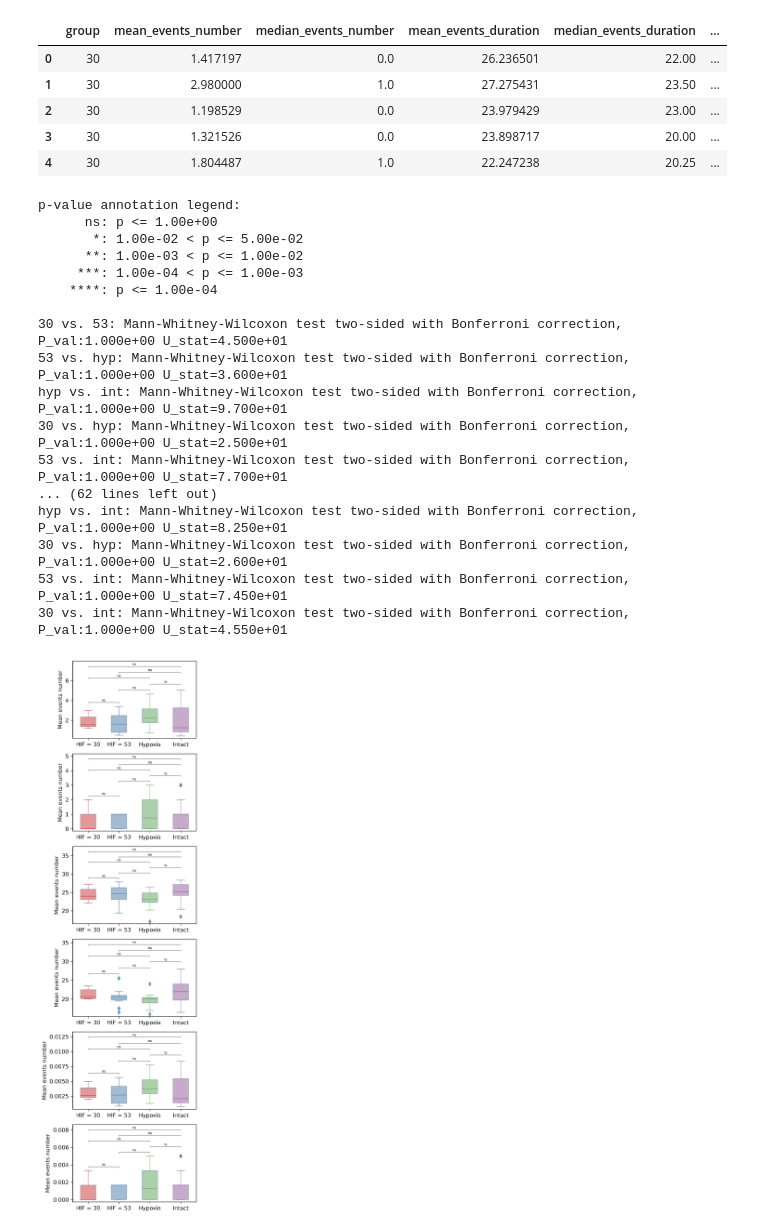
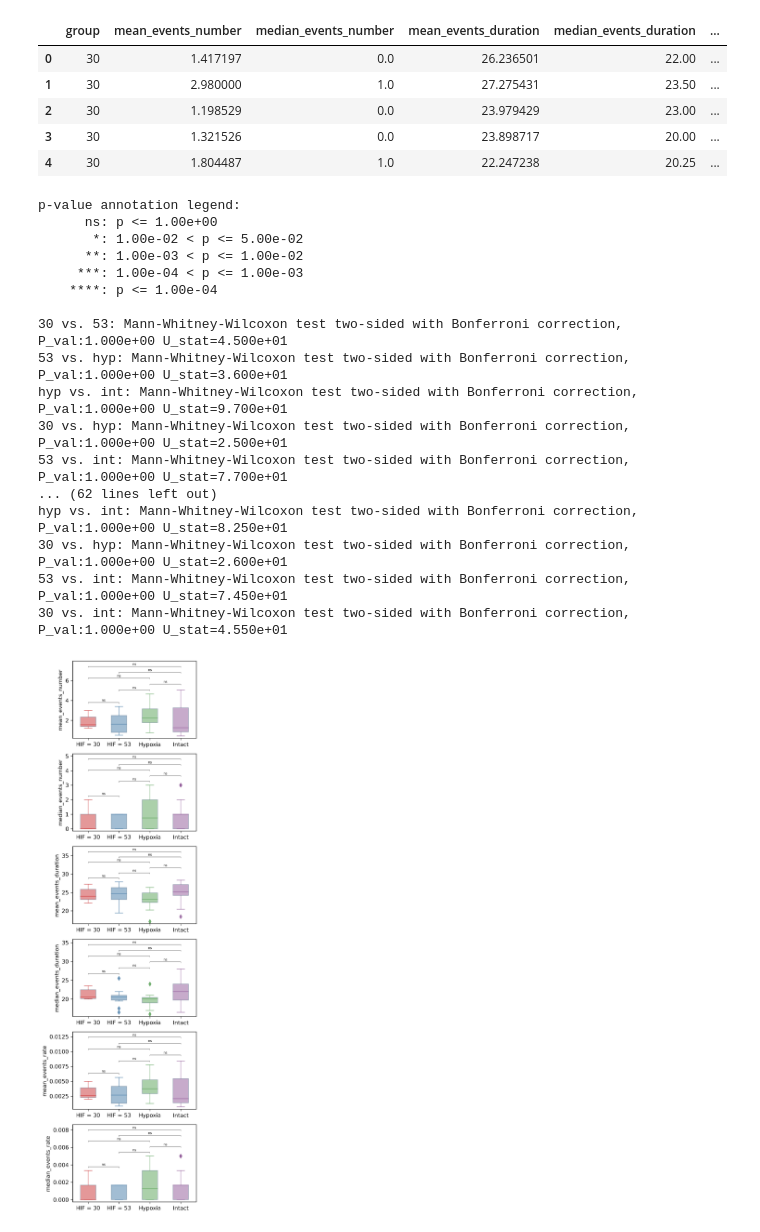
Before and after one commit to Alvareum/events_processing, a Jupyter notebook: further_processing/data_analysis_v2.ipynb, the cells around one changed output. Saved outputs shown, nothing was run; the diff lists cells and outputs as text; code cells hidden in the pictures.

```diff
--- a/further_processing/data_analysis_v2.ipynb
+++ b/further_processing/data_analysis_v2.ipynb
@@ -43,35 +43,35 @@ for j in range(6):#list_axes:
                 bx.lines[k].set_linewidth(1)
 
     axs[j].set_xticklabels(captions, fontsize = 10)
-    axs[j].set_ylabel('Mean events number', fontsize = 10)
+    axs[j].set_ylabel(list_y[j], fontsize = 10)
     axs[j].set_xlabel('')
 
     annot = Annotator(axs[j], [("30", "53"), ("53", "hyp"),
                                ("hyp", "int"), ("30", "hyp"),
                                ("53", "int"), ("30", "int")],
                   data=dt, x="group", y=list_y[j], order=captions2)
     annot.configure(test='Mann-Whitney', comparisons_correction="Bonferroni", text_format ="star",
                 loc='inside', verbose=2, line_width=0.5, fontsize = 6)
     annot.apply_test()
     axs[j], test_results = annot.annotate()
 
 plt.show()
 # %% [output]
 p-value annotation legend:
       ns: p <= 1.00e+00
        *: 1.00e-02 < p <= 5.00e-02
       **: 1.00e-03 < p <= 1.00e-02
      ***: 1.00e-04 < p <= 1.00e-03
     ****: p <= 1.00e-04
 
 30 vs. 53: Mann-Whitney-Wilcoxon test two-sided with Bonferroni correction, P_val:1.000e+00 U_stat=4.500e+01
 53 vs. hyp: Mann-Whitney-Wilcoxon test two-sided with Bonferroni correction, P_val:1.000e+00 U_stat=3.600e+01
 hyp vs. int: Mann-Whitney-Wilcoxon test two-sided with Bonferroni correction, P_val:1.000e+00 U_stat=9.700e+01
 30 vs. hyp: Mann-Whitney-Wilcoxon test two-sided with Bonferroni correction, P_val:1.000e+00 U_stat=2.500e+01
 53 vs. int: Mann-Whitney-Wilcoxon test two-sided with Bonferroni correction, P_val:1.000e+00 U_stat=7.700e+01
 ... (62 lines left out)
 hyp vs. int: Mann-Whitney-Wilcoxon test two-sided with Bonferroni correction, P_val:1.000e+00 U_stat=8.250e+01
 30 vs. hyp: Mann-Whitney-Wilcoxon test two-sided with Bonferroni correction, P_val:1.000e+00 U_stat=2.600e+01
 53 vs. int: Mann-Whitney-Wilcoxon test two-sided with Bonferroni correction, P_val:1.000e+00 U_stat=7.450e+01
 30 vs. int: Mann-Whitney-Wilcoxon test two-sided with Bonferroni correction, P_val:1.000e+00 U_stat=4.550e+01
-[figure, old version]
+[figure, new version]
```
Also changed, not shown: 2 other files.
